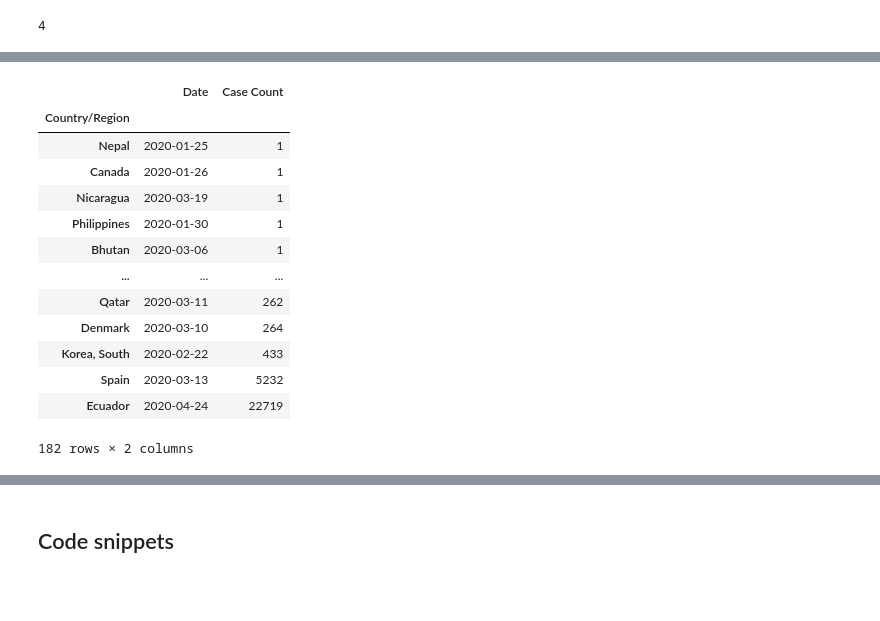
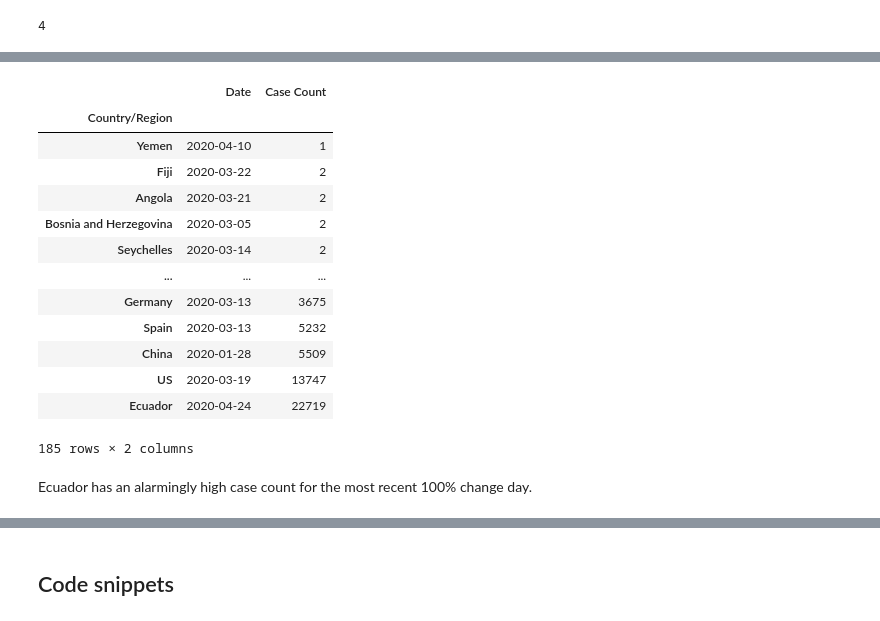
Before and after one commit to jaysttw/covid-19-analyses, a Jupyter notebook: COVID-19.ipynb, the cells around one changed output, grey strips where cells are left out. Drawn from its saved outputs; the diff is of its cells as text; code cells hidden in the pictures; blank space fills up the shorter version.

```diff
--- a/COVID-19.ipynb
+++ b/COVID-19.ipynb
@@ -320,0 +343,6 @@ As of currently run period, 3 countries ($185 - 182 = 3$) have not crossed 100%
+# %%
+def get_last_date_crossed_07499(series):
+    return get_last_date_crossed(series, .7499)
+# %%
+dates_last_crossed_07499 = df_by_country.apply(func=get_last_date_crossed_07499).dropna()
+dates_last_crossed_07499
@@ -344,9 +386,9 @@ Country: Yemen, Date: 2020-04-10, Case Count: 1
 Country: Zambia, Date: 2020-03-25, Case Count: 12
 Country: Zimbabwe, Date: 2020-03-21, Case Count: 3
 # %%
-last_crossed_1 = dates_last_crossed_1.to_frame(name='Date')
-last_crossed_1['Case Count'] = [df_by_country[x][dates_last_crossed_1[x]] for x in dates_last_crossed_1.index]
-last_crossed_1
+last_crossed_07499 = dates_last_crossed_07499.to_frame(name='Date')
+last_crossed_07499['Case Count'] = [df_by_country[x][dates_last_crossed_07499[x]] for x in dates_last_crossed_07499.index]
+last_crossed_07499
 # %% [output]
 |  | Date | Case Count |
 | Country/Region |  |  |
@@ -383,20 +425,22 @@ array([[<matplotlib.axes._subplots.AxesSubplot object at 0x...>]],
 # %%
-last_crossed_1.sort_values(by='Case Count')
+last_crossed_07499.sort_values(by='Case Count')
 # %% [output]
 |  | Date | Case Count |
 | Country/Region |  |  |
-| Nepal | 2020-01-25 | 1 |
-| Canada | 2020-01-26 | 1 |
-| Nicaragua | 2020-03-19 | 1 |
-| Philippines | 2020-01-30 | 1 |
-| Bhutan | 2020-03-06 | 1 |
+| Yemen | 2020-04-10 | 1 |
+| Fiji | 2020-03-22 | 2 |
+| Angola | 2020-03-21 | 2 |
+| Bosnia and Herzegovina | 2020-03-05 | 2 |
+| Seychelles | 2020-03-14 | 2 |
 | ... | ... | ... |
-| Qatar | 2020-03-11 | 262 |
-| Denmark | 2020-03-10 | 264 |
-| Korea, South | 2020-02-22 | 433 |
+| Germany | 2020-03-13 | 3675 |
 | Spain | 2020-03-13 | 5232 |
+| China | 2020-01-28 | 5509 |
+| US | 2020-03-19 | 13747 |
 | Ecuador | 2020-04-24 | 22719 |
-182 rows × 2 columns
+185 rows × 2 columns
+# %% [markdown]
+Ecuador has an alarmingly high case count for the most recent 100% change day.
 # %%
 cases_and_rate(df_by_country['Ecuador'])
 # %% [output]
```
Also changed, not shown: parts of 45 cells of this notebook.
